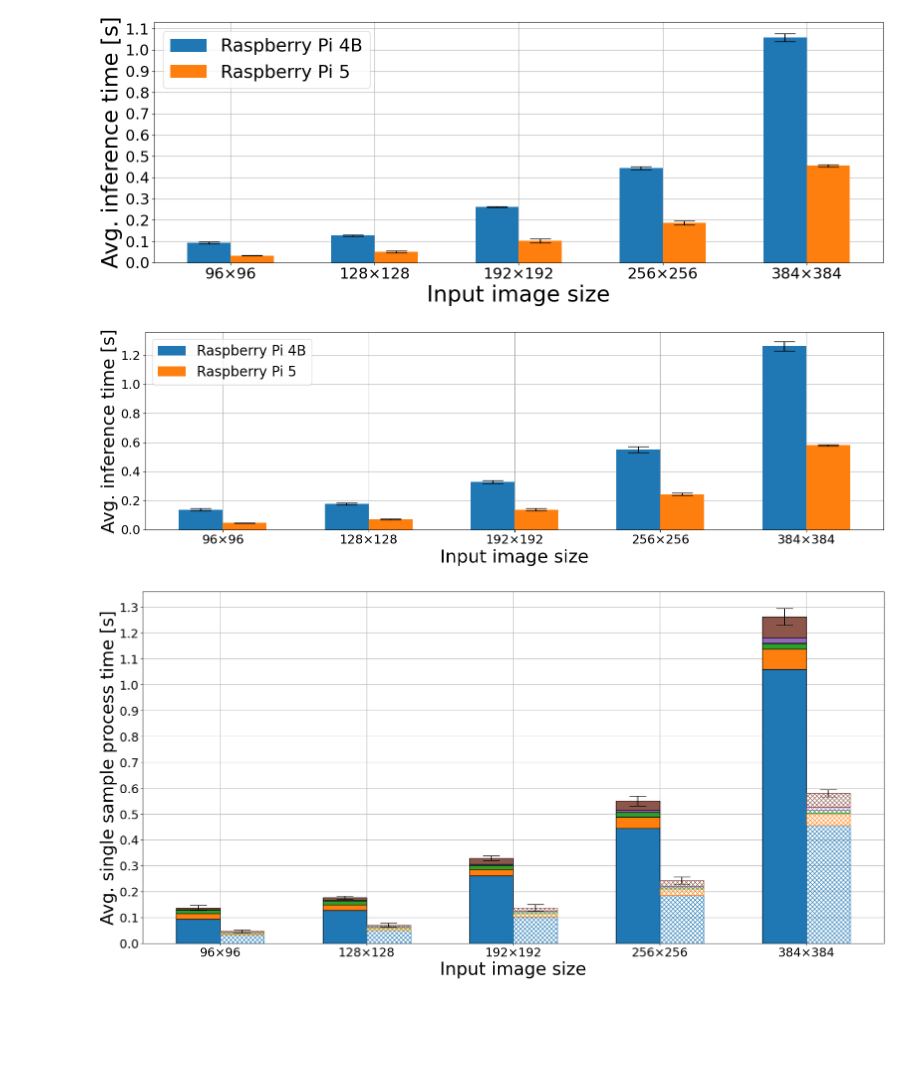
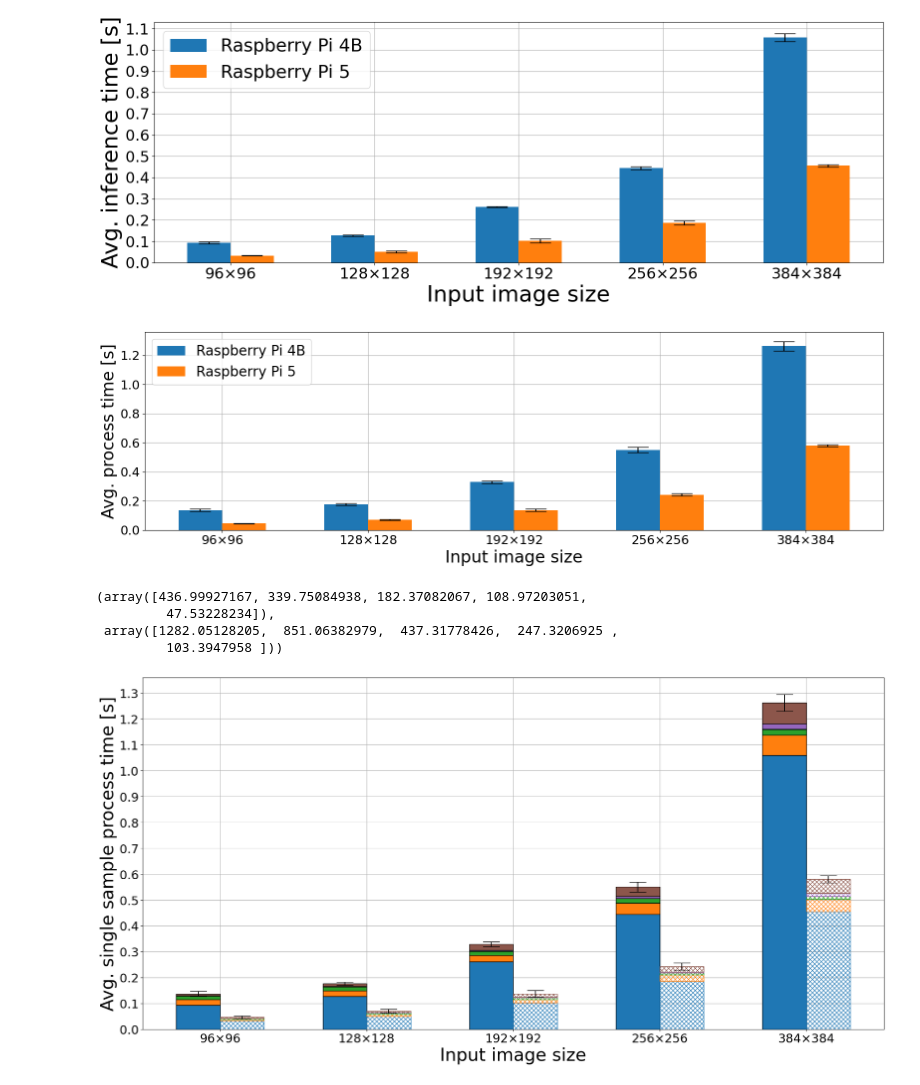
Before and after one commit to PUTvision/solar-irradiance, a Jupyter notebook: notebooks/article_graphic.ipynb, the cells around one changed output. Cells and saved outputs as stored; diff of their text form; code cells hidden in the pictures; blank space fills up the shorter version.

Commit message:
Add notebook with article graphics

```diff
--- a/notebooks/article_graphic.ipynb
+++ b/notebooks/article_graphic.ipynb
@@ -146,34 +165,41 @@ plt.show()
 # %%
 fig, ax = plt.subplots(1, 1, figsize=(16, 5))
 
 X = ['96×96', '128×128', '192×192', '256×256', '384×384']
 
 X_axis = np.arange(len(X))
 Y_axis = np.round(np.arange(0, 1.4, 0.2), 1)
 
 width = 0.3
 rpi_4B_process = np.array(rpi_4B_inference) + np.array(rpi_4B_preprocessing) + np.array(rpi_4B_sun_mask) + np.array(rpi_4B_irradiance_channel) + np.array(rpi_4B_cloud_channel) + np.array(rpi_4B_optical_flow)
 yerr = np.array(rpi_4B_inference_std) + np.array(rpi_4B_preprocessing_std) + np.array(rpi_4B_sun_mask_std) + np.array(rpi_4B_irradiance_channel_std) + np.array(rpi_4B_cloud_channel_std) + np.array(rpi_4B_optical_flow_std)
 ax.bar(X_axis - width/2, rpi_4B_process, width, label='Raspberry Pi 4B')
 ax.errorbar(X_axis - width/2, rpi_4B_process, yerr=yerr, fmt='none', ecolor='black', capsize=15)
 
 rpi_5_process = np.array(rpi_5_inference) + np.array(rpi_5_preprocessing) + np.array(rpi_5_sun_mask) + np.array(rpi_5_irradiance_channel) + np.array(rpi_5_cloud_channel) + np.array(rpi_5_optical_flow)
 yerr = np.array(rpi_5_inference_std) + np.array(rpi_5_preprocessing_std) + np.array(rpi_5_sun_mask_std) + np.array(rpi_5_irradiance_channel_std) + np.array(rpi_5_cloud_channel_std) + np.array(rpi_5_optical_flow_std)
 ax.bar(X_axis + width/2, rpi_5_process, width, label='Raspberry Pi 5')
 ax.errorbar(X_axis + width/2, rpi_5_process, yerr=rpi_5_inference_std, fmt='none', ecolor='black', capsize=15)
 
 ax.set_xticks(X_axis, X, fontsize=18)
 ax.set_yticks(Y_axis, Y_axis, fontsize=18)
-ax.set_xlabel('Input image size', fontsize=26)
-ax.set_ylabel('Avg. inference time [s]', fontsize=26)
+ax.set_xlabel('Input image size', fontsize=24)
+ax.set_ylabel('Avg. process time [s]', fontsize=24)
 ax.grid(True)
 ax.set_axisbelow(True)
 plt.legend(fontsize=20)
 plt.tight_layout()
 plt.show()
 # plt.savefig('process_times.pdf')
 # %% [output]
-[figure, old version]
+[figure, new version]
+# %%
+60 / rpi_4B_process, 60 / rpi_5_process
+# %% [output]
+(array([436.99927167, 339.75084938, 182.37082067, 108.97203051,
+         47.53228234]),
+ array([1282.05128205,  851.06382979,  437.31778426,  247.3206925 ,
+         103.3947958 ]))
 # %%
 fig, ax = plt.subplots(1, 1, figsize=(20, 10))
 
```
Also changed, not shown: parts of 1 cell of this notebook.
